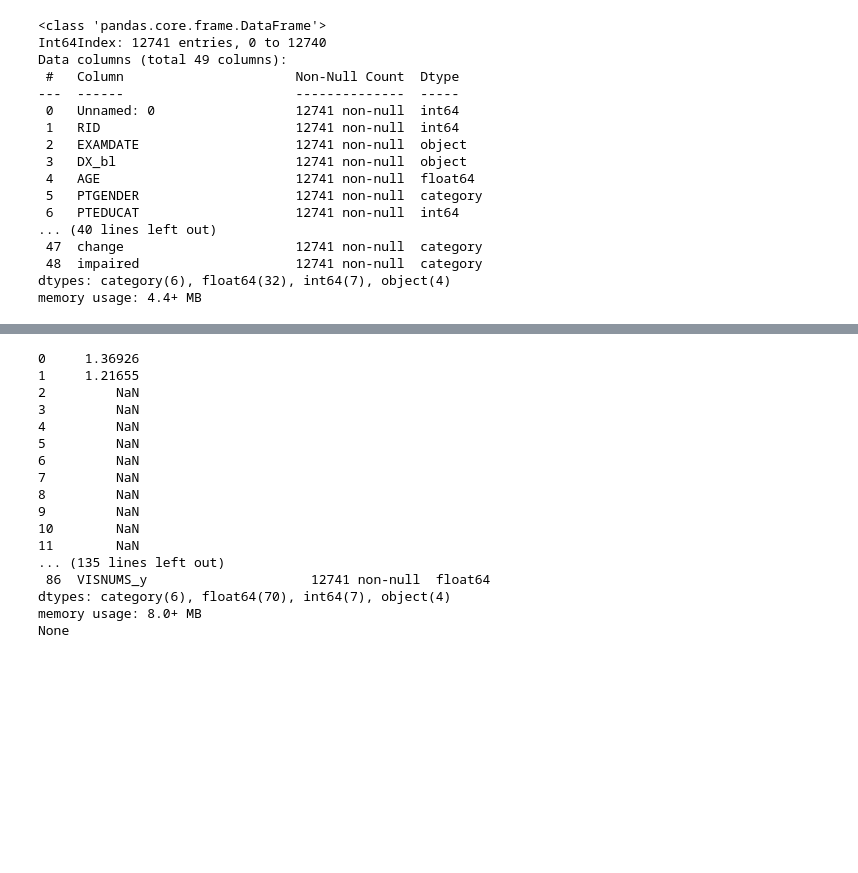
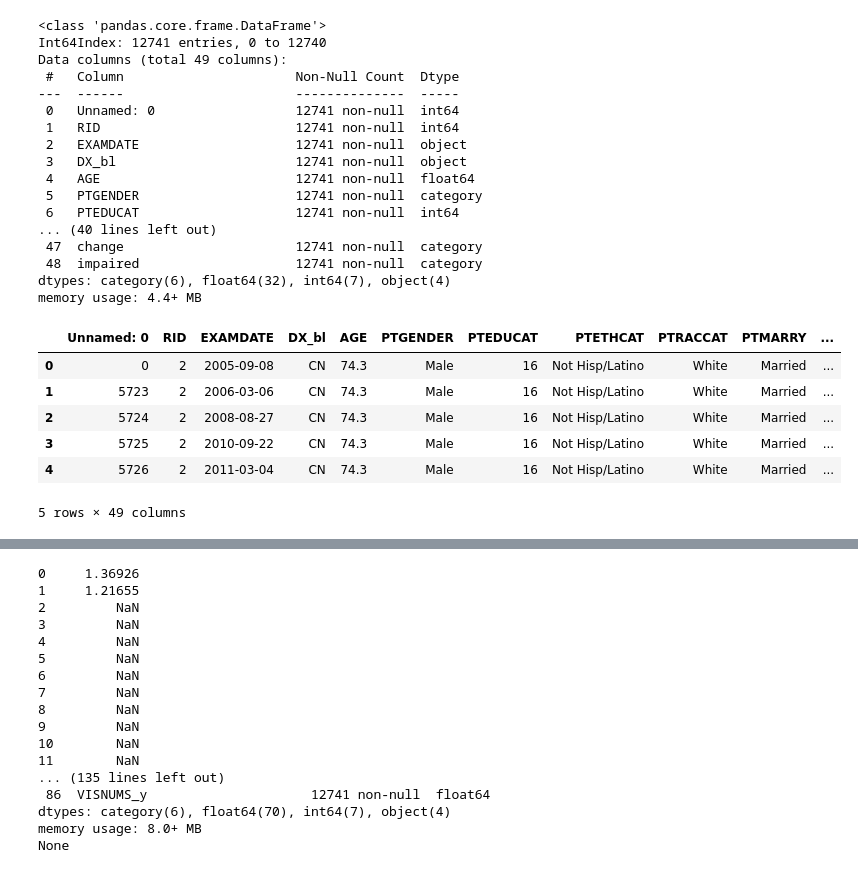
Before and after one commit to tnankie/Project-Daybreak, a Jupyter notebook: Stats.ipynb, the cells around one changed output, grey strips where cells are left out. Drawn from its saved outputs; the diff is of its cells as text; code cells hidden in the pictures; blank space fills up the shorter version.

```diff
--- a/Stats.ipynb
+++ b/Stats.ipynb
@@ -64,3 +65,14 @@ Data columns (total 49 columns):
  48  impaired                    12741 non-null  category
 dtypes: category(6), float64(32), int64(7), object(4)
 memory usage: 4.4+ MB
+# %%
+filled = merge.copy()
+filled.head()
+# %% [output]
+|  | Unnamed: 0 | RID | EXAMDATE | DX_bl | AGE | PTGENDER | PTEDUCAT | PTETHCAT | PTRACCAT | PTMARRY | ... |
+| 0 | 0 | 2 | 2005-09-08 | CN | 74.3 | Male | 16 | Not Hisp/Latino | White | Married | ... |
+| 1 | 5723 | 2 | 2006-03-06 | CN | 74.3 | Male | 16 | Not Hisp/Latino | White | Married | ... |
+| 2 | 5724 | 2 | 2008-08-27 | CN | 74.3 | Male | 16 | Not Hisp/Latino | White | Married | ... |
+| 3 | 5725 | 2 | 2010-09-22 | CN | 74.3 | Male | 16 | Not Hisp/Latino | White | Married | ... |
+| 4 | 5726 | 2 | 2011-03-04 | CN | 74.3 | Male | 16 | Not Hisp/Latino | White | Married | ... |
+5 rows × 49 columns
```
Also changed, not shown: parts of 5 cells of this notebook.
